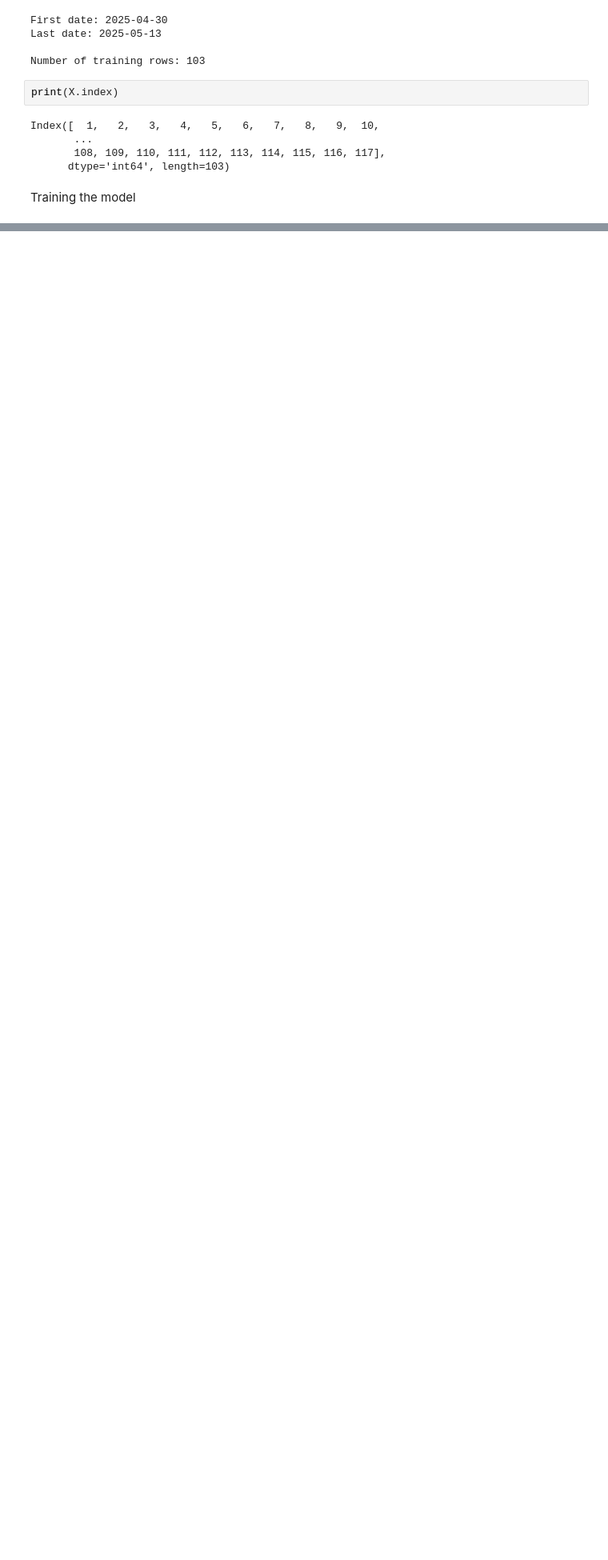
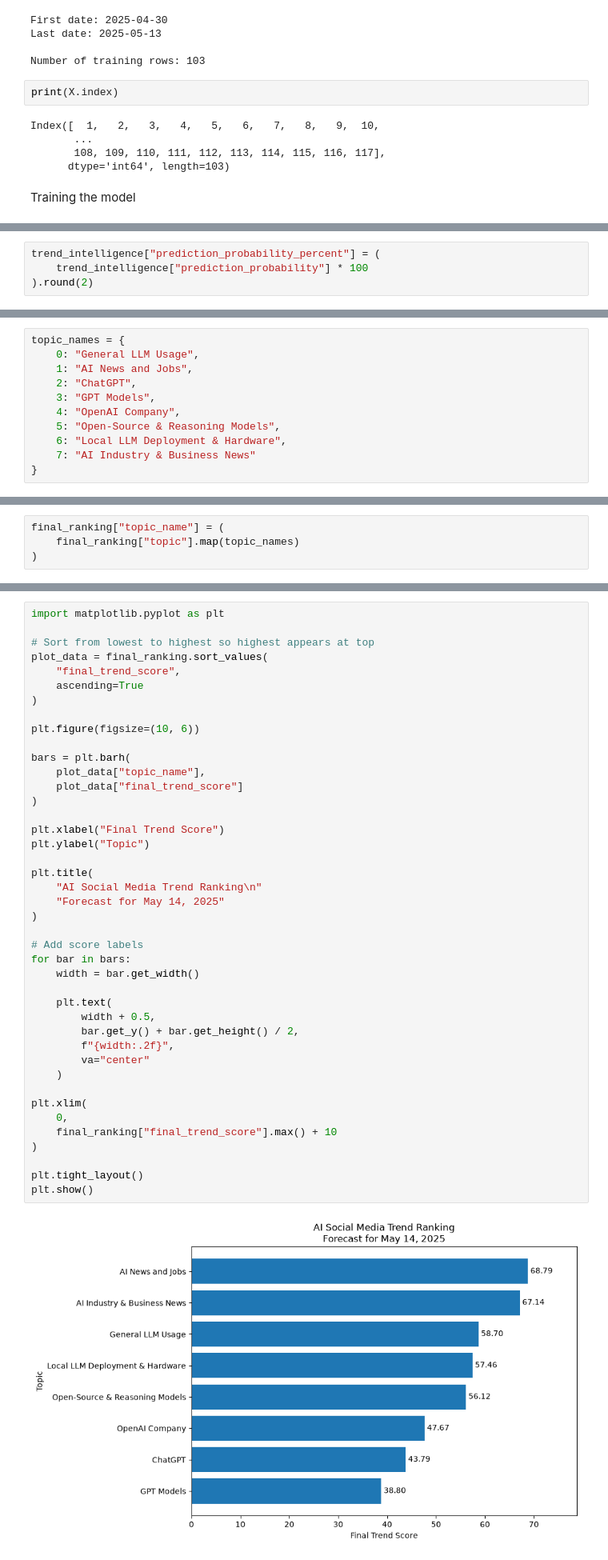
Before and after one commit to Praharshaanugu/AI-social-media-trend-analyser, a Jupyter notebook: notebooks/dataset_inspection.ipynb, the cells around one changed output, grey strips where cells are left out. Shown at 80% size. Cells and saved outputs as stored; diff of their text form; blank space fills up the shorter version.

```diff
--- a/notebooks/dataset_inspection.ipynb
+++ b/notebooks/dataset_inspection.ipynb
@@ -1710,0 +3670,4 @@ Training the model
+# %%
+trend_intelligence["prediction_probability_percent"] = (
+    trend_intelligence["prediction_probability"] * 100
+).round(2)
@@ -1710,0 +4503,11 @@ Training the model
+# %%
+topic_names = {
+    0: "General LLM Usage",
+    1: "AI News and Jobs",
+    2: "ChatGPT",
+    3: "GPT Models",
+    4: "OpenAI Company",
+    5: "Open-Source & Reasoning Models",
+    6: "Local LLM Deployment & Hardware",
+    7: "AI Industry & Business News"
+}
@@ -1710,0 +4522,4 @@ Training the model
+# %%
+final_ranking["topic_name"] = (
+    final_ranking["topic"].map(topic_names)
+)
@@ -1710,0 +4558,44 @@ Training the model
+# %%
+import matplotlib.pyplot as plt
+
+# Sort from lowest to highest so highest appears at top
+plot_data = final_ranking.sort_values(
+    "final_trend_score",
+    ascending=True
+)
+
+plt.figure(figsize=(10, 6))
+
+bars = plt.barh(
+    plot_data["topic_name"],
+    plot_data["final_trend_score"]
+)
+
+plt.xlabel("Final Trend Score")
+plt.ylabel("Topic")
+
+plt.title(
+    "AI Social Media Trend Ranking\n"
+    "Forecast for May 14, 2025"
+)
+
+# Add score labels
+for bar in bars:
+    width = bar.get_width()
+
+    plt.text(
+        width + 0.5,
+        bar.get_y() + bar.get_height() / 2,
+        f"{width:.2f}",
+        va="center"
+    )
+
+plt.xlim(
+    0,
+    final_ranking["final_trend_score"].max() + 10
+)
+
+plt.tight_layout()
+plt.show()
+# %% [output]
+[figure, added]
```
Also changed, not shown: parts of 215 cells of this notebook, 14 other files.
